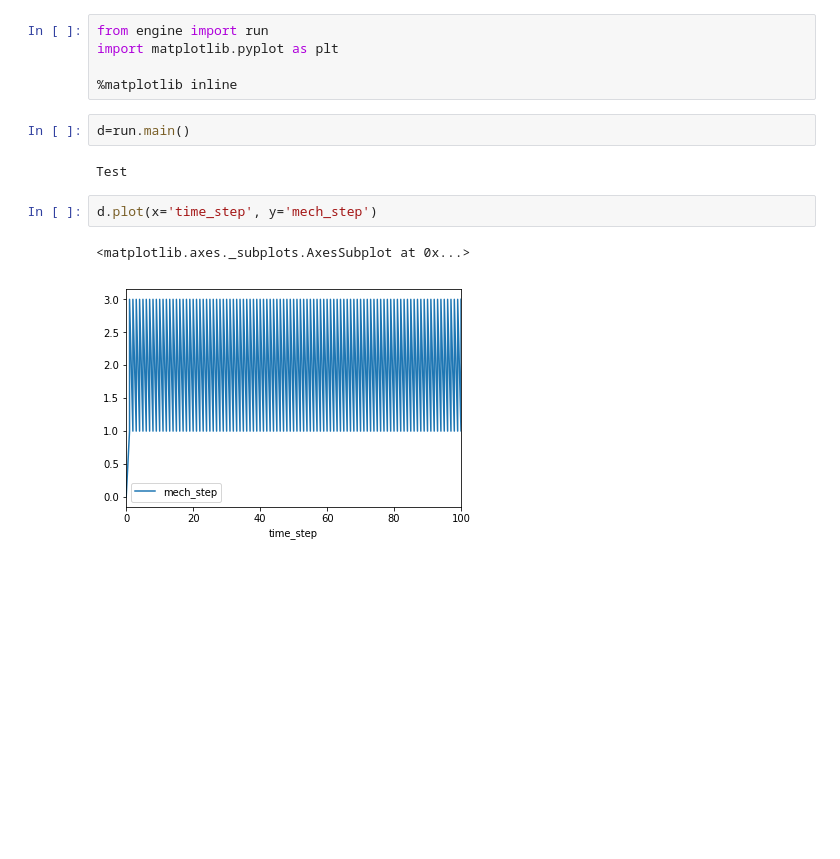
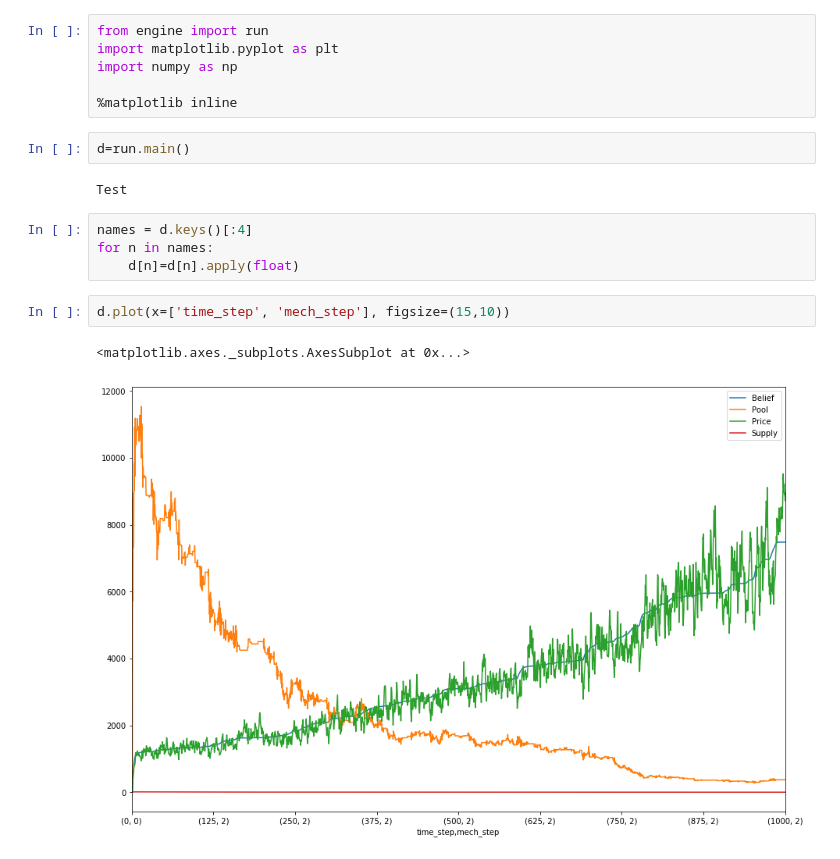
Before and after one commit to wilson3698/cadCAD, a Jupyter notebook: notebooks/test.ipynb, the cells around one changed output. Cells and saved outputs as stored; diff of their text form; blank space fills up the shorter version.

```diff
--- a/notebooks/test.ipynb
+++ b/notebooks/test.ipynb
@@ -1,14 +1,19 @@
 # %%
 from engine import run
 import matplotlib.pyplot as plt
+import numpy as np
 
 %matplotlib inline
 # %%
 d=run.main()
 # %% [output]
 Test
+# %%
+names = d.keys()[:4]
+for n in names:
+    d[n]=d[n].apply(float)
 # %%
-d.plot(x='time_step', y='mech_step')
+d.plot(x=['time_step', 'mech_step'], figsize=(15,10))
 # %% [output]
 <matplotlib.axes._subplots.AxesSubplot at 0x...>
-[figure, old version]
+[figure, new version]
```
Also changed, not shown: parts of 11 cells of this notebook, 3 other files.
